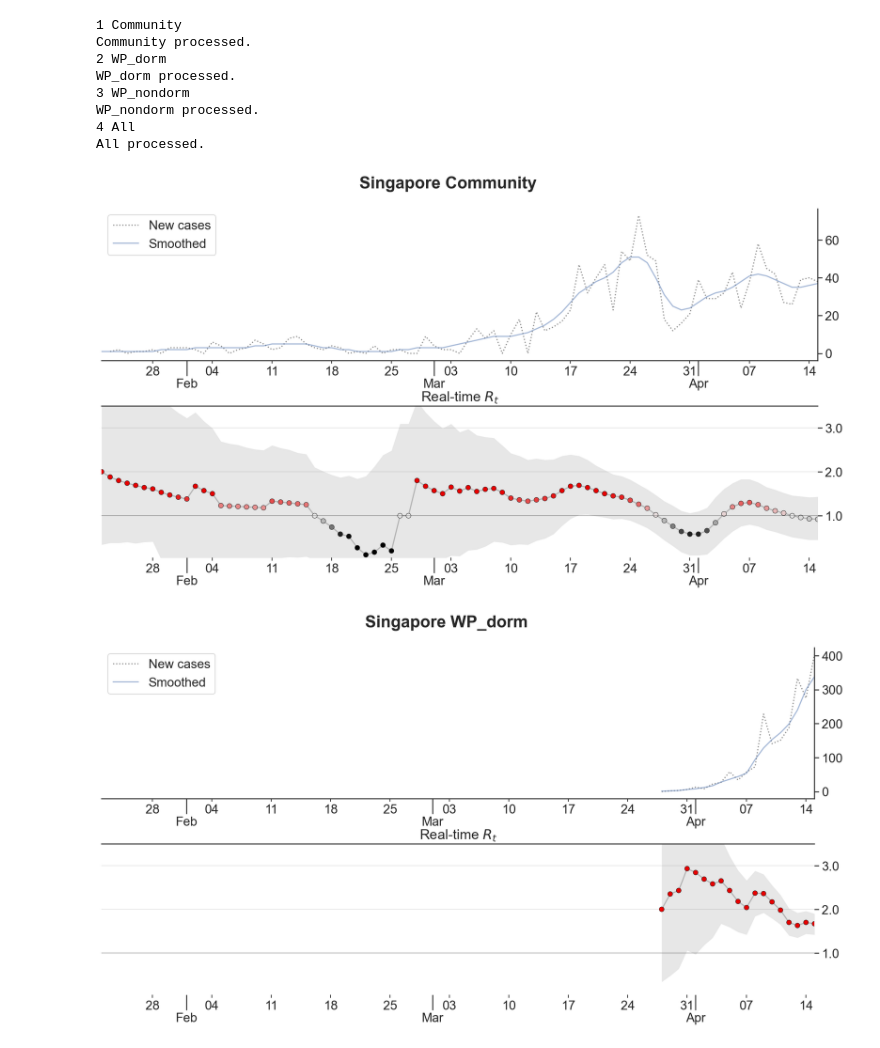
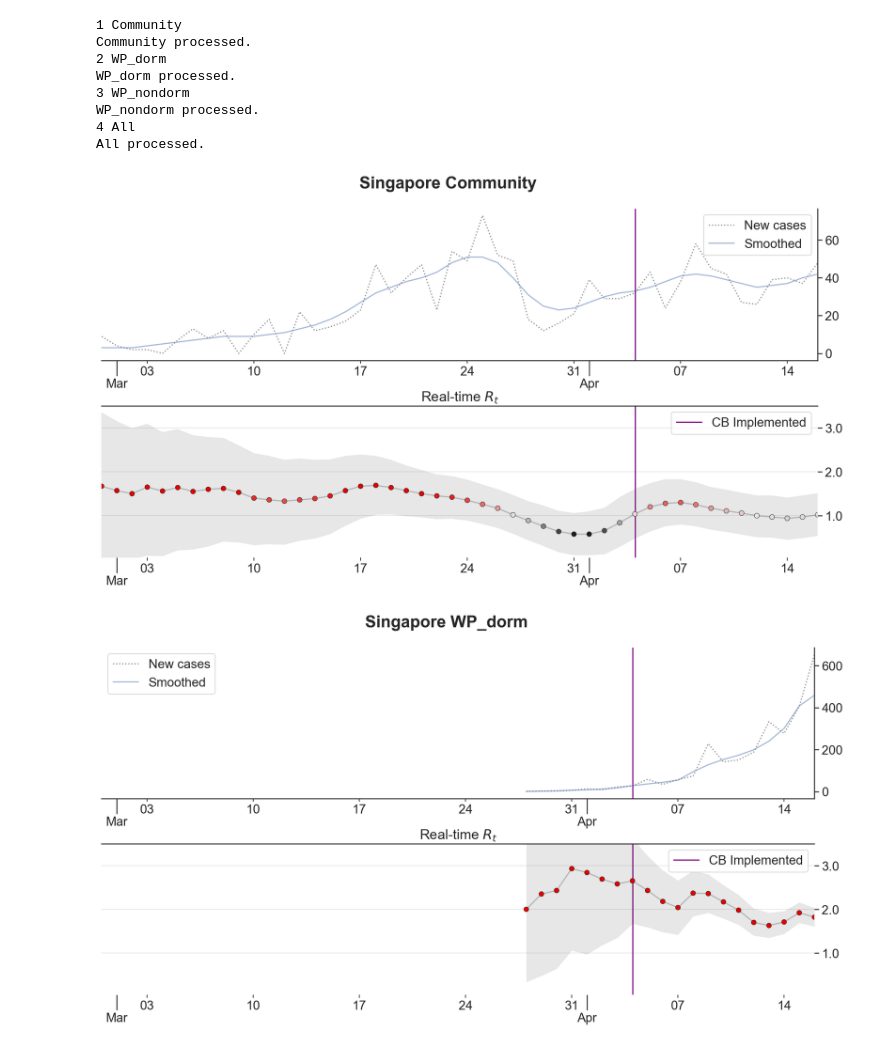
Before and after one commit to sklivvz/covid-19, a Jupyter notebook: Realtime R0-Singapore.ipynb, the cells around one changed output. Cells and saved outputs as stored; diff of their text form; code cells hidden in the pictures.

```diff
--- a/Realtime R0-Singapore.ipynb
+++ b/Realtime R0-Singapore.ipynb
@@ -122,5 +15,21 @@ most_recent = most_recent.reindex(pd.to_datetime(most_recent.index))
 # %%
-all_community = pd.concat([country_cases.loc[:"2020-03-27"].diff(), # Because MOH started segregating numbers after 28 March 2020.
+#### From JHU CSSE's covid19 tracker. ####
+all_cases = pd.read_csv("https://github.com/CSSEGISandData/COVID-19/raw/master/csse_covid_19_data/csse_covid_19_time_series/"\
+                     "time_series_covid19_confirmed_global.csv")
+
+# Get only Singapore
+sg_cases = get_cases(all_cases, 'Singapore')
+
+
+#### My own manual scrape of MOH. ####
+most_recent = pd.read_csv("https://docs.google.com/spreadsheets/d/e/"\
+                          "2PACX-1vSEsnoFB_UWtY4tM9xPhobtl-L8eY1fW60ba32lUrUn7jVSzRQxeeY-6lH-ogO3nUSHdk1p9PHWUbul/"\
+                          "pub?gid=0&single=true&output=csv",
+                         index_col=0)
+
+most_recent = most_recent.reindex(pd.to_datetime(most_recent.index))
+
+all_community = pd.concat([sg_cases.loc[:"2020-03-27"].diff(), # Because MOH started segregating numbers after 28 March 2020.
                           most_recent.Community]
                          )
 
@@ -374,8 +85,10 @@ WP_nondorm processed.
 All processed.
 # %%
 # Create plot.
+import matplotlib.pyplot as plt
+from matplotlib import dates as mdates
+import seaborn as sns
 
-import seaborn as sns
 sns.set(font_scale=1.5, style="ticks")
 
 for j, key in enumerate(all_data_for_plot.keys()):
@@ -387,49 +100,43 @@ for j, key in enumerate(all_data_for_plot.keys()):
 
     f, axx = plt.subplots(nrows=2, figsize = (1200/72, 600/72),
                          gridspec_kw={"hspace": 0.3})
 
 
     f.suptitle(f'Singapore {key}', y=0.95, fontweight='bold')
     # Plot the data.
 
     axx[0].plot(raw.index, raw.values, linestyle=":", color='k',
-            zorder=1, alpha=.5, label="New cases")
+            zorder=5, alpha=.5, label="New cases")
 
     axx[0].plot(smoothed.index, smoothed.values, color='b',
-            zorder=2, alpha=.5, label="Smoothed")
+            zorder=7, alpha=.5, label="Smoothed")
 
     axx[0].legend()
-
-#     raw.plot(ax=axx[0], alpha=0.5, linestyle=":", color='k', label="New cases", legend=True)
-#     smoothed.plot(ax=axx[0], alpha=0.5, color='b', label="Smoothed", legend=True)
-
-#     axx[0].xaxis.set_major_locator(mdates.MonthLocator())
-#     axx[0].xaxis.set_major_formatter(mdates.DateFormatter('%b'))
-
-# #     axx[0].xaxis.set_minor_locator(mdates.DayLocator())
-#     axx[0].xaxis.set_minor_locator(mdates.WeekdayLocator())
-#     axx[0].xaxis.set_minor_formatter(mdates.DateFormatter('%d'))
 
     sns.despine(ax=axx[0], right=False, left=True)
 
 
+    plot_rt(rt, axx[1], "")
 
-    plot_rt(rt, axx[1], key)
     axx[1].set_title(f'Real-time $R_t$')
     axx[1].set_ylim(.05, 3.5)
 
-
-
-
     for a in axx:
-        a.set_xlim(all_cases.index[0], all_cases.index[-1])
+#         a.set_xlim(all_cases.index[0], all_cases.index[-1])
+        a.set_xlim(pd.Timestamp("2020-02-29"),
+                   all_cases.index[-1])
         a.tick_params(axis='x', which='major', length=20)
 
         a.xaxis.set_major_locator(mdates.MonthLocator())
         a.xaxis.set_major_formatter(mdates.DateFormatter('%b'))
 
         a.xaxis.set_minor_locator(mdates.WeekdayLocator())
         a.xaxis.set_minor_formatter(mdates.DateFormatter('%d'))
+
+        a.axvline(x=pd.Timestamp('2020-04-04'), color='purple', label='CB Implemented',
+                 zorder=0)
+#
+    axx[1].legend()
 # %% [output]
-[figure, old version]
+[figure, new version]
-[figure, old version]
+[figure, new version]
```
Also changed, not shown: parts of 24 cells of this notebook, 2 other files.
